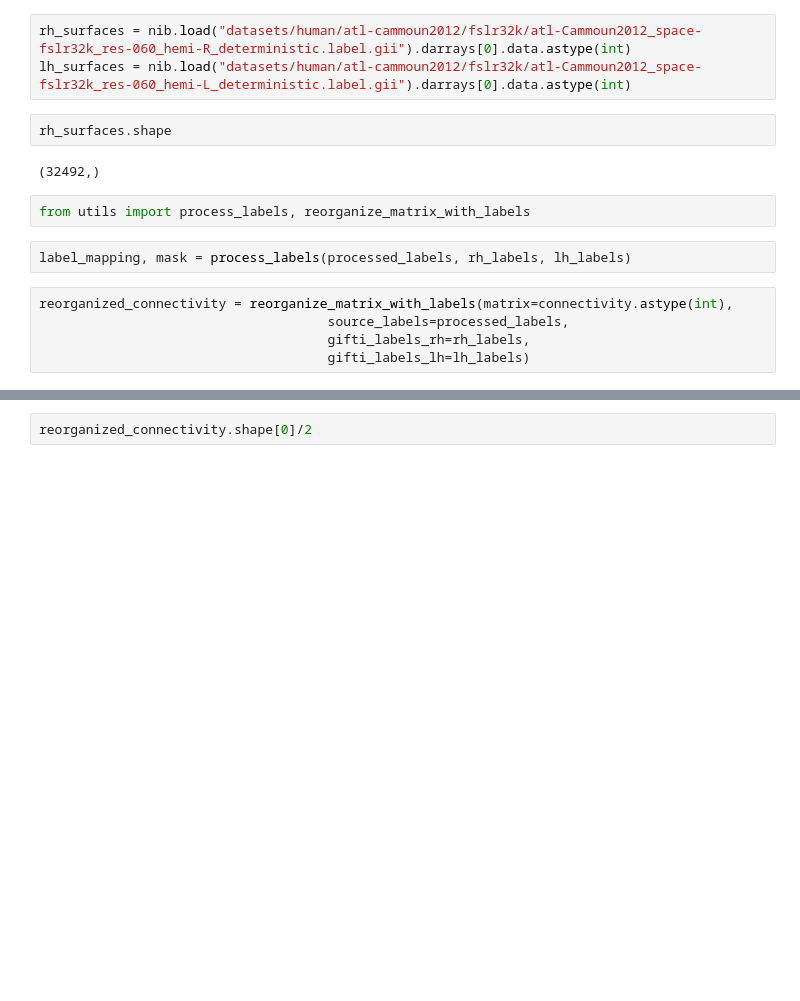
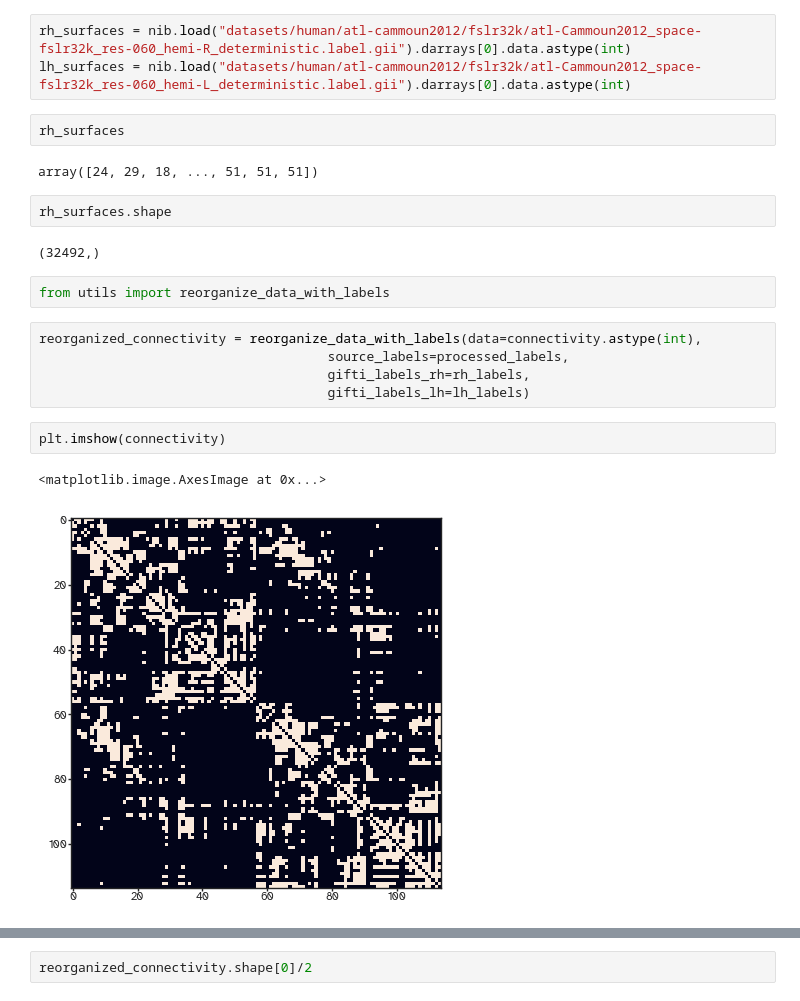
Before and after one commit to kuffmode/Optimal_networks, a Jupyter notebook: generative_analysis.ipynb, the cells around one changed output, grey strips where cells are left out. Saved outputs shown, nothing was run; the diff lists cells and outputs as text; blank space fills up the shorter version.

```diff
--- a/generative_analysis.ipynb
+++ b/generative_analysis.ipynb
@@ -56,16 +98,23 @@ len(rh_labels)
 # %%
 rh_surfaces = nib.load("datasets/human/atl-cammoun2012/fslr32k/atl-Cammoun2012_space-fslr32k_res-060_hemi-R_deterministic.label.gii").darrays[0].data.astype(int)
 lh_surfaces = nib.load("datasets/human/atl-cammoun2012/fslr32k/atl-Cammoun2012_space-fslr32k_res-060_hemi-L_deterministic.label.gii").darrays[0].data.astype(int)
+# %%
+rh_surfaces
+# %% [output]
+array([24, 29, 18, ..., 51, 51, 51])
 # %%
 rh_surfaces.shape
 # %% [output]
 (32492,)
 # %%
-from utils import process_labels, reorganize_matrix_with_labels
+from utils import reorganize_data_with_labels
-# %%
-label_mapping, mask = process_labels(processed_labels, rh_labels, lh_labels)
 # %%
-reorganized_connectivity = reorganize_matrix_with_labels(matrix=connectivity.astype(int),
+reorganized_connectivity = reorganize_data_with_labels(data=connectivity.astype(int),
                                      source_labels=processed_labels,
                                      gifti_labels_rh=rh_labels,
                                      gifti_labels_lh=lh_labels)
+# %%
+plt.imshow(connectivity)
+# %% [output]
+<matplotlib.image.AxesImage at 0x...>
+[figure, added]
```
Also changed, not shown: parts of 4 cells of this notebook, 4 other files.
